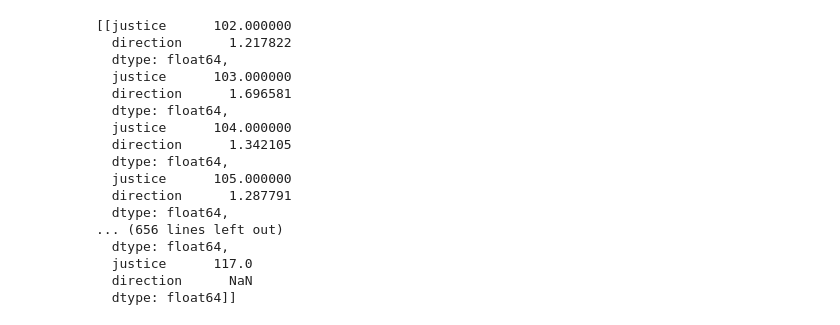
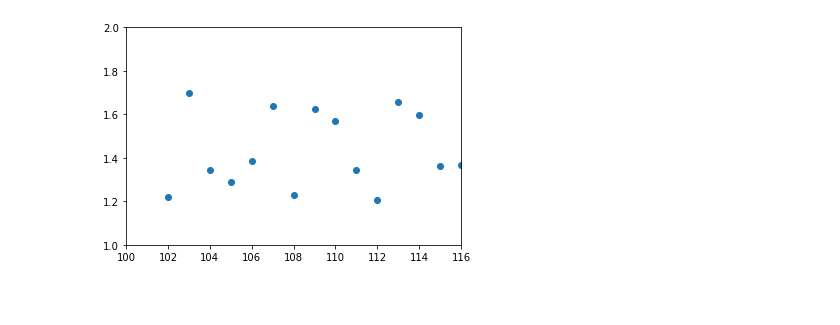
Before and after one commit to prrathi/CaseCracker, a Jupyter notebook: data/simpleCluster.ipynb, the cells around one changed output. Drawn from its saved outputs; the diff is of its cells as text; code cells hidden in the pictures; blank space fills up the shorter version.

Commit message:
Added 1-dimensional clustering in simpleCluster.ipynb. Created graphs showing before and after clustering with KMeans.  Added comments/documentation

```diff
--- a/data/simpleCluster.ipynb
+++ b/data/simpleCluster.ipynb
@@ -16,34 +19,41 @@ vote = df["vote"]
 direction = df["direction"]
 # 102 - 117
 # %%
-# justiceCP = justice[issueArea == 1]
-# directionCP = direction[issueArea == 1]
+# Creating a new dataframe based only on justice and direction
 dataset = pd.DataFrame({'justice': justice, 'direction': direction})
 
 justiceLeanings = []
+
+# Find the average of each justice's votes - [1,2] where 1 is more conservative and 2 is more liberal
 for area in range(1, 15):
-    issueAreaLeanings = []
+    issueAreaLeanings = [] # issueAreaLeanings is the list for each issueArea
     dataset = pd.DataFrame({'justice': justice[issueArea == area], 'direction': direction[issueArea == area]})
     for i in range(102, 118):
-        issueAreaLeanings.append(np.mean(dataset[dataset['justice'] == i]))
+        issueAreaLeanings.append(np.mean(dataset[dataset['justice'] == i])) # Adding each justice's mean leaning score to the issueAreaLeanings
     justiceLeanings.append(issueAreaLeanings)
-
-justiceLeanings
-# %% [output]
-[[justice      102.000000
-  direction      1.217822
-  dtype: float64,
-  justice      103.000000
-  direction      1.696581
-  dtype: float64,
-  justice      104.000000
-  direction      1.342105
-  dtype: float64,
-  justice      105.000000
-  direction      1.287791
-  dtype: float64,
-... (656 lines left out)
-  dtype: float64,
-  justice      117.0
-  direction      NaN
-  dtype: float64]]
+# %%
+# Initialize empty numpy arrays for the x-axis(justiceLabels) and the y-axis(justiceData)
+arraySize = len(justiceLeanings[0])
+justiceData = np.zeros((arraySize, 1))
+justiceLabels = np.zeros((arraySize, 1))
+
+# Initialize both arrays with the average values calculated in the cell prior
+for i in range (0, 16):
+    if (justiceLeanings[0][i]["direction"] == [0.0]):
+        continue
+    else:
+        justiceData[i] = justiceLeanings[0][i]["direction"] # y axis
+        justiceLabels[i] = justiceLeanings[0][i]["justice"] # x axis
+
+# Perform a k-means clustering with 3 clusters (Chose 3 based on elbow method in cell below)
+
+kmeanModel = KMeans(n_clusters=3)
+label = kmeanModel.fit_predict(justiceData)
+# %%
+# Plotting unclustered data
+plt.scatter(justiceLabels, justiceData)
+plt.xlim(100, 116)
+plt.ylim(1, 2)
+plt.show()
+# %% [output]
+[figure, added]
```
Also changed, not shown: parts of 17 cells of this notebook, 1 other file.
